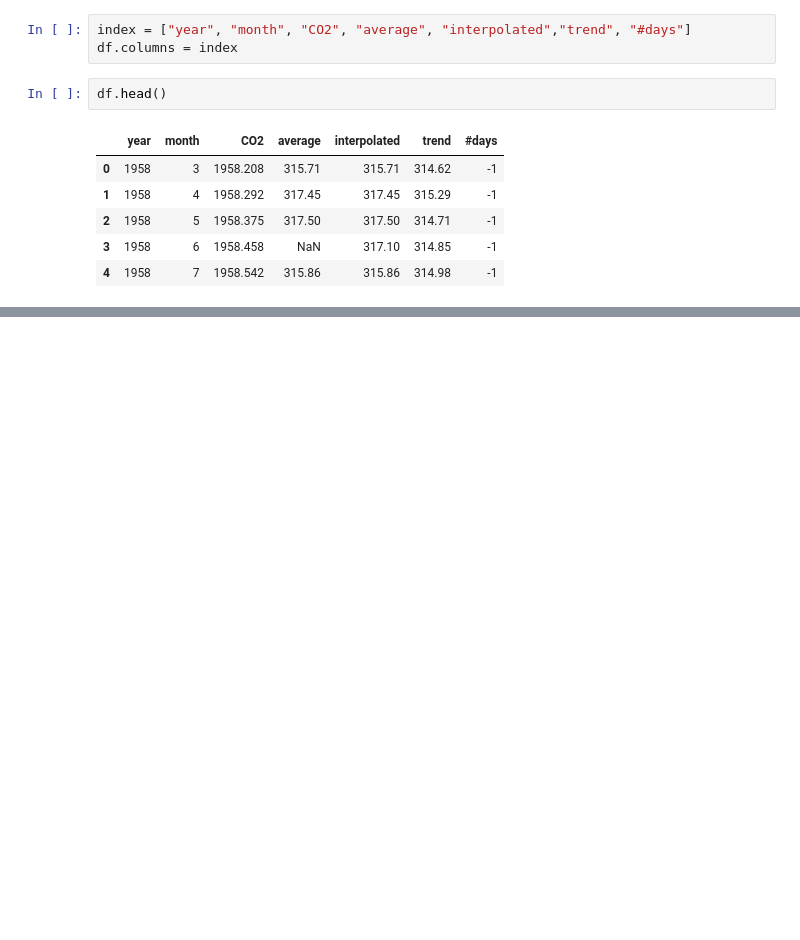
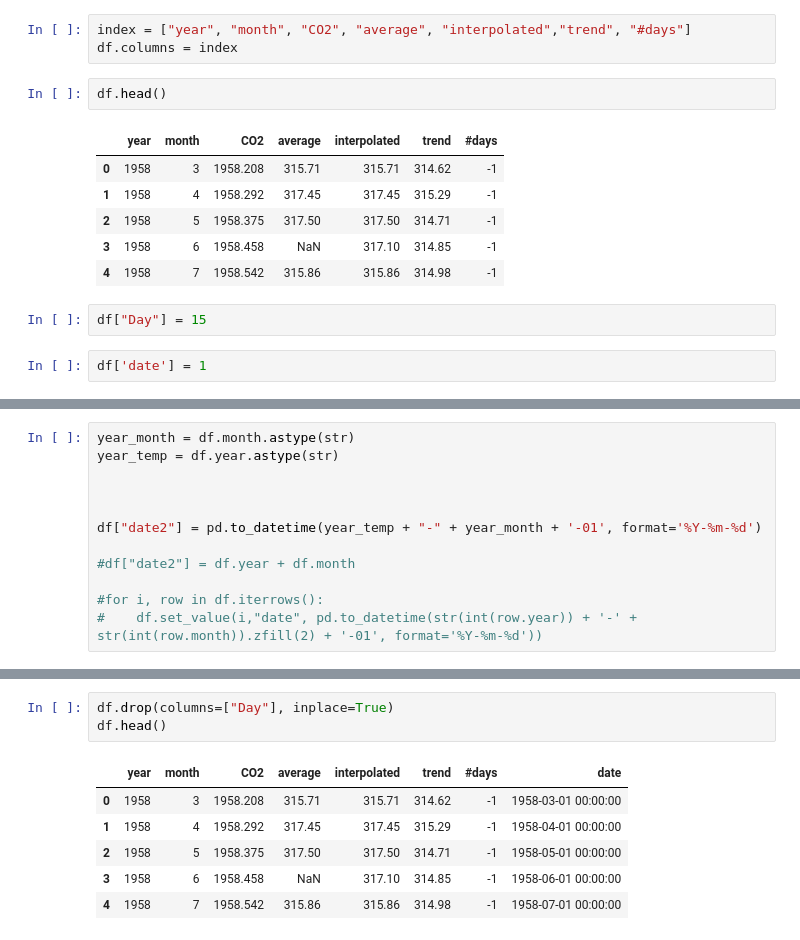
Before and after one commit to ortsed/dc_ds_04_22_19, a Jupyter notebook: module_1/morning_warm_up/week_1/warmup-2019-4-25.ipynb, the cells around one changed output, grey strips where cells are left out. Cells and saved outputs as stored; diff of their text form; blank space fills up the shorter version.

```diff
--- a/module_1/morning_warm_up/week_1/warmup-2019-4-25.ipynb
+++ b/module_1/morning_warm_up/week_1/warmup-2019-4-25.ipynb
@@ -40,3 +50,7 @@ df.head()
 | 2 | 1958 | 5 | 1958.375 | 317.50 | 317.50 | 314.71 | -1 |
 | 3 | 1958 | 6 | 1958.458 | NaN | 317.10 | 314.85 | -1 |
 | 4 | 1958 | 7 | 1958.542 | 315.86 | 315.86 | 314.98 | -1 |
+# %%
+df["Day"] = 15
+# %%
+df['date'] = 1
@@ -42,0 +77,12 @@ df.head()
+# %%
+year_month = df.month.astype(str)
+year_temp = df.year.astype(str)
+
+
+
+df["date2"] = pd.to_datetime(year_temp + "-" + year_month + '-01', format='%Y-%m-%d')
+
+#df["date2"] = df.year + df.month
+
+#for i, row in df.iterrows():
+#    df.set_value(i,"date", pd.to_datetime(str(int(row.year)) + '-' + str(int(row.month)).zfill(2) + '-01', format='%Y-%m-%d'))
@@ -42,0 +119,10 @@ df.head()
+# %%
+df.drop(columns=["Day"], inplace=True)
+df.head()
+# %% [output]
+|  | year | month | CO2 | average | interpolated | trend | #days | date |
+| 0 | 1958 | 3 | 1958.208 | 315.71 | 315.71 | 314.62 | -1 | 1958-03-01 00:00:00 |
+| 1 | 1958 | 4 | 1958.292 | 317.45 | 317.45 | 315.29 | -1 | 1958-04-01 00:00:00 |
+| 2 | 1958 | 5 | 1958.375 | 317.50 | 317.50 | 314.71 | -1 | 1958-05-01 00:00:00 |
+| 3 | 1958 | 6 | 1958.458 | NaN | 317.10 | 314.85 | -1 | 1958-06-01 00:00:00 |
+| 4 | 1958 | 7 | 1958.542 | 315.86 | 315.86 | 314.98 | -1 | 1958-07-01 00:00:00 |
```
Also changed, not shown: parts of 15 cells of this notebook, 1 other file.
